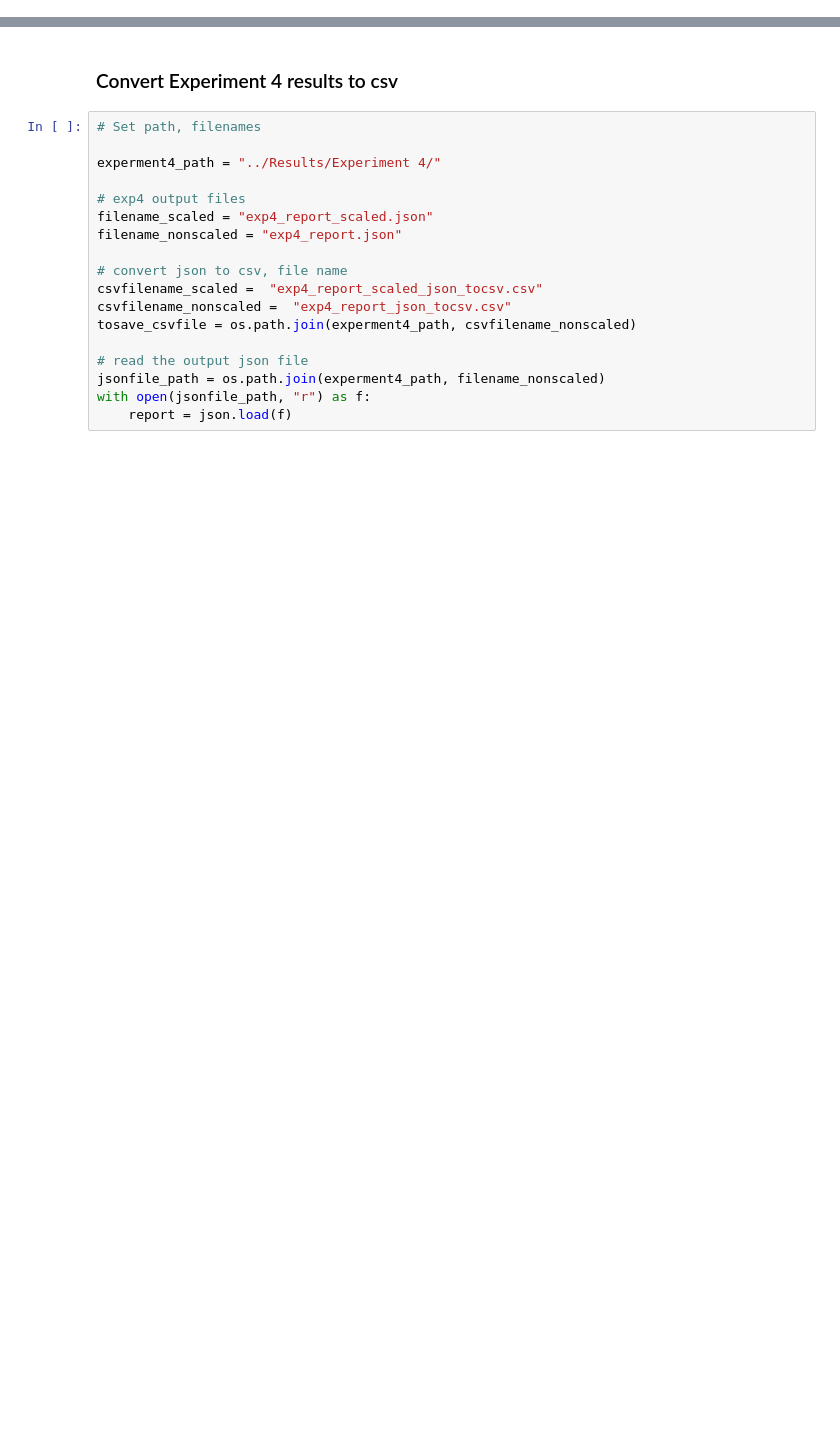
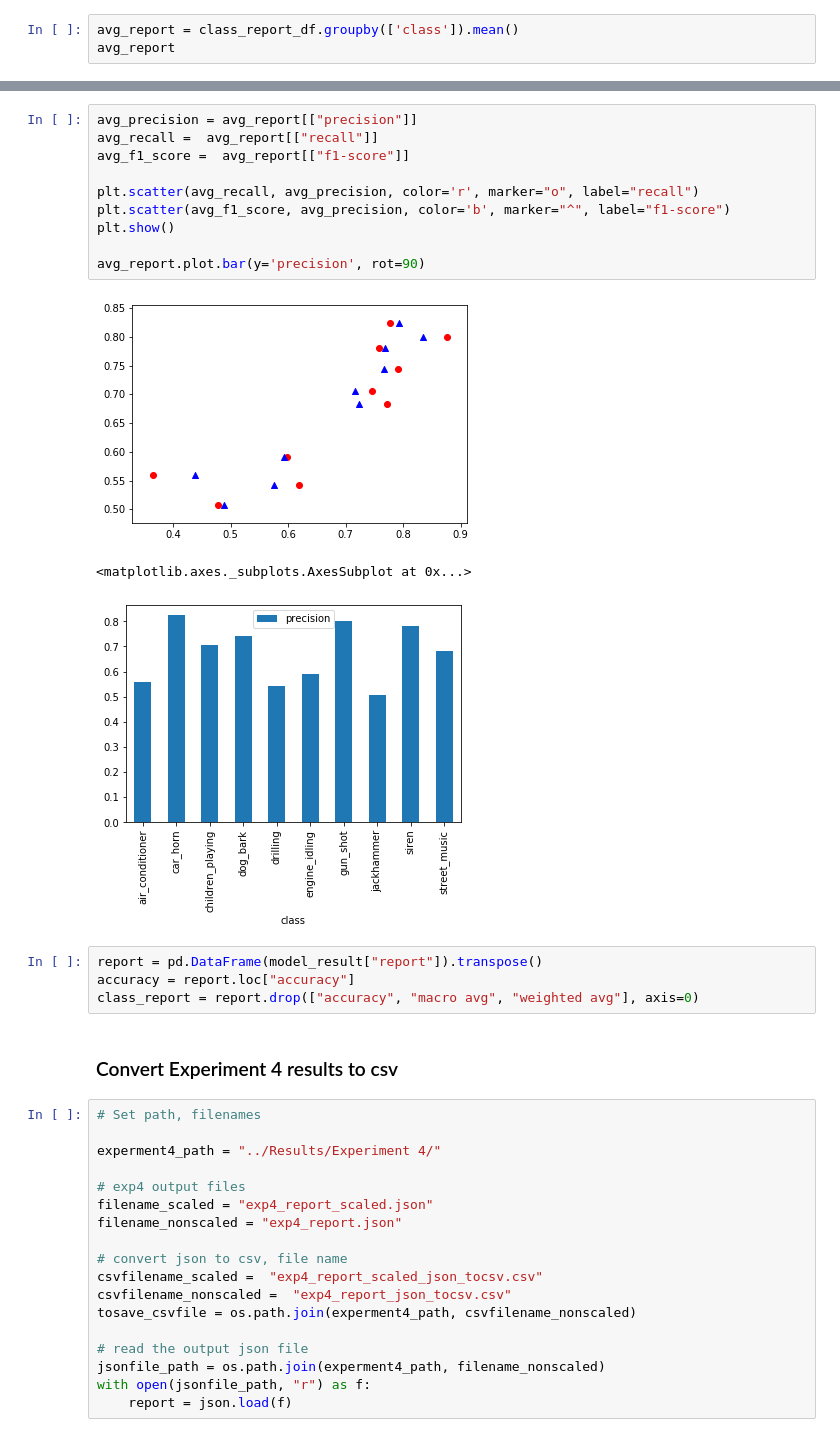
Before and after one commit to ejlee127/UrbanSoundClassification, a Jupyter notebook: Jupyter Notebooks/processing_results.ipynb, the cells around one changed output, grey strips where cells are left out. Saved outputs shown, nothing was run; the diff lists cells and outputs as text; blank space fills up the shorter version.

```diff
--- a/Jupyter Notebooks/processing_results.ipynb
+++ b/Jupyter Notebooks/processing_results.ipynb
@@ -19,0 +293,3 @@ import json
+# %%
+avg_report = class_report_df.groupby(['class']).mean()
+avg_report
@@ -20,3 +309,21 @@ import json
+# %%
+avg_precision = avg_report[["precision"]]
+avg_recall =  avg_report[["recall"]]
+avg_f1_score =  avg_report[["f1-score"]]
+
+plt.scatter(avg_recall, avg_precision, color='r', marker="o", label="recall")
+plt.scatter(avg_f1_score, avg_precision, color='b', marker="^", label="f1-score")
+plt.show()
+
+avg_report.plot.bar(y='precision', rot=90)
+# %% [output]
+[figure, added]
+<matplotlib.axes._subplots.AxesSubplot at 0x...>
+[figure, added]
+# %%
+report = pd.DataFrame(model_result["report"]).transpose()
+accuracy = report.loc["accuracy"]
+class_report = report.drop(["accuracy", "macro avg", "weighted avg"], axis=0)
 # %% [markdown]
 ### Convert Experiment 4 results to csv
 # %%
```
Also changed, not shown: parts of 21 cells of this notebook, 1 other file.
